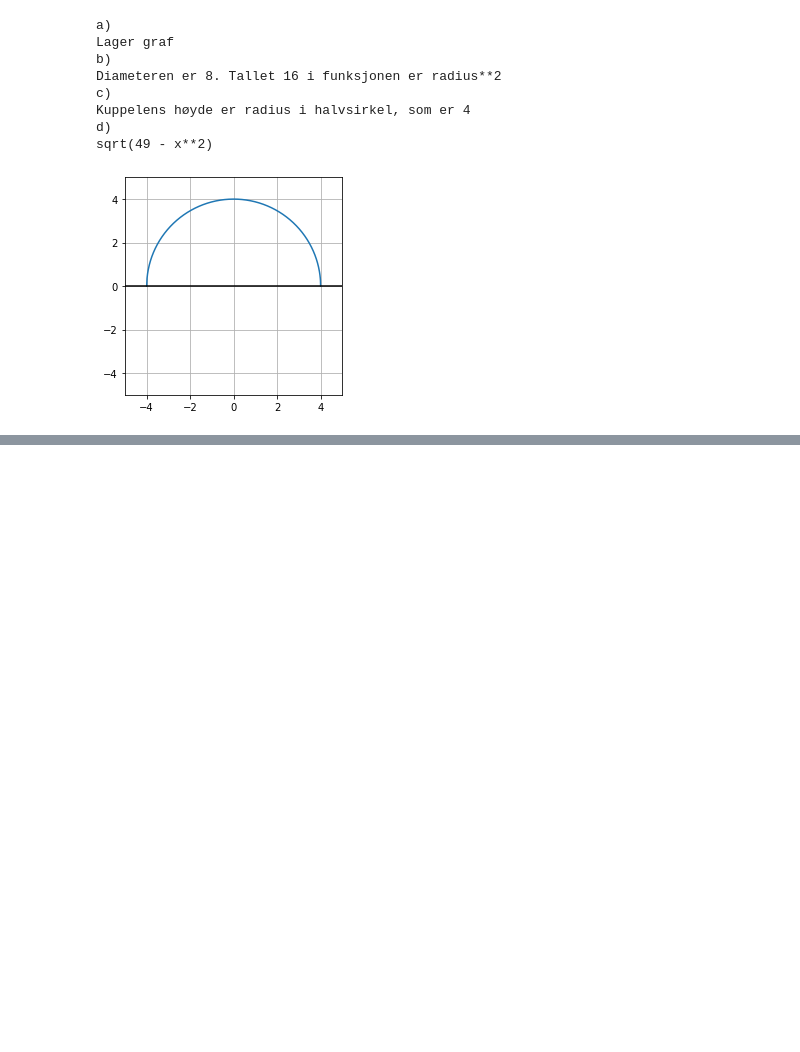
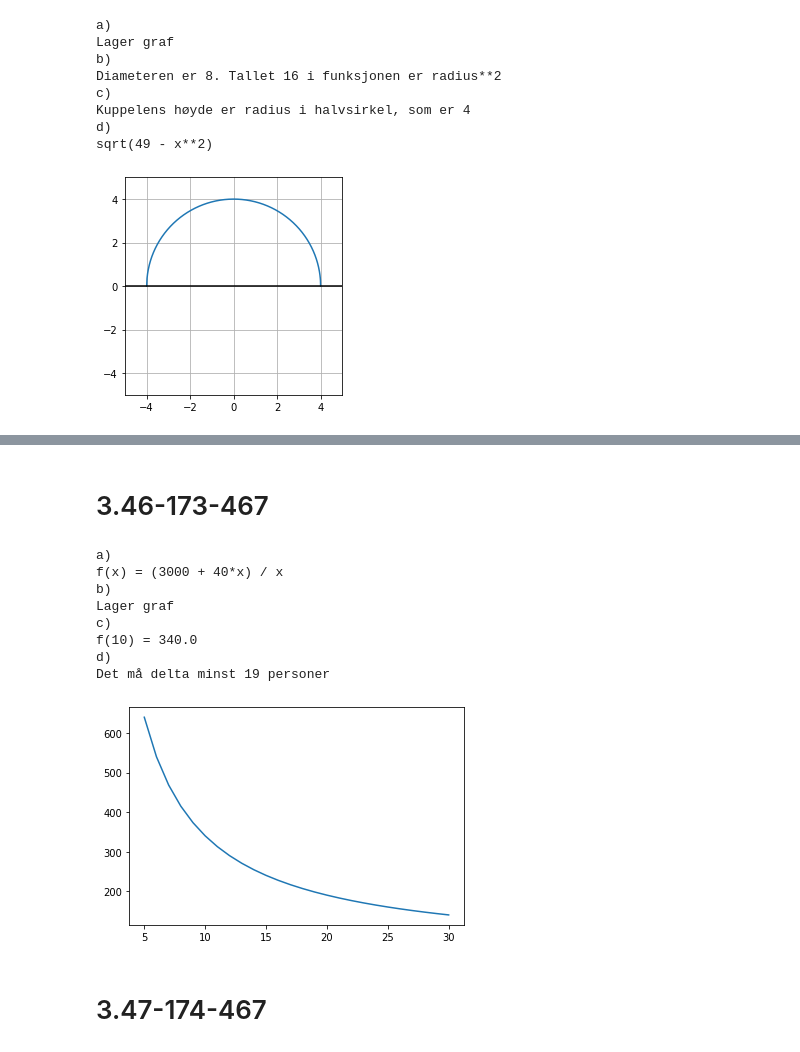
Before and after one commit to bitjungle/1T-Monster, a Jupyter notebook: kapittel-03.ipynb, the cells around one changed output, grey strips where cells are left out. Saved outputs shown, nothing was run; the diff lists cells and outputs as text; code cells hidden in the pictures; blank space fills up the shorter version.

```diff
--- a/kapittel-03.ipynb
+++ b/kapittel-03.ipynb
@@ -1326,0 +1362,35 @@ sqrt(49 - x**2)
+# %% [markdown]
+# 3.46-173-467
+# %%
+def f(x):
+    return (3000 + 40*x) / x
+
+print('a)')
+print('f(x) = (3000 + 40*x) / x')
+
+print('b)')
+print('Lager graf')
+xverdier = np.linspace(5, 30, 26)
+yverdier = f(xverdier)
+plt.plot(xverdier, yverdier)
+
+print('c)')
+print('f(10) =', f(10))
+
+print('d)')
+i = 0
+while yverdier[i] > 200:
+    i += 1
+print('Det må delta minst', round(xverdier[i]), 'personer')
+# %% [output]
+a)
+f(x) = (3000 + 40*x) / x
+b)
+Lager graf
+c)
+f(10) = 340.0
+d)
+Det må delta minst 19 personer
+[figure, added]
+# %% [markdown]
+# 3.47-174-467
```
Also changed, not shown: parts of 14 cells of this notebook.
